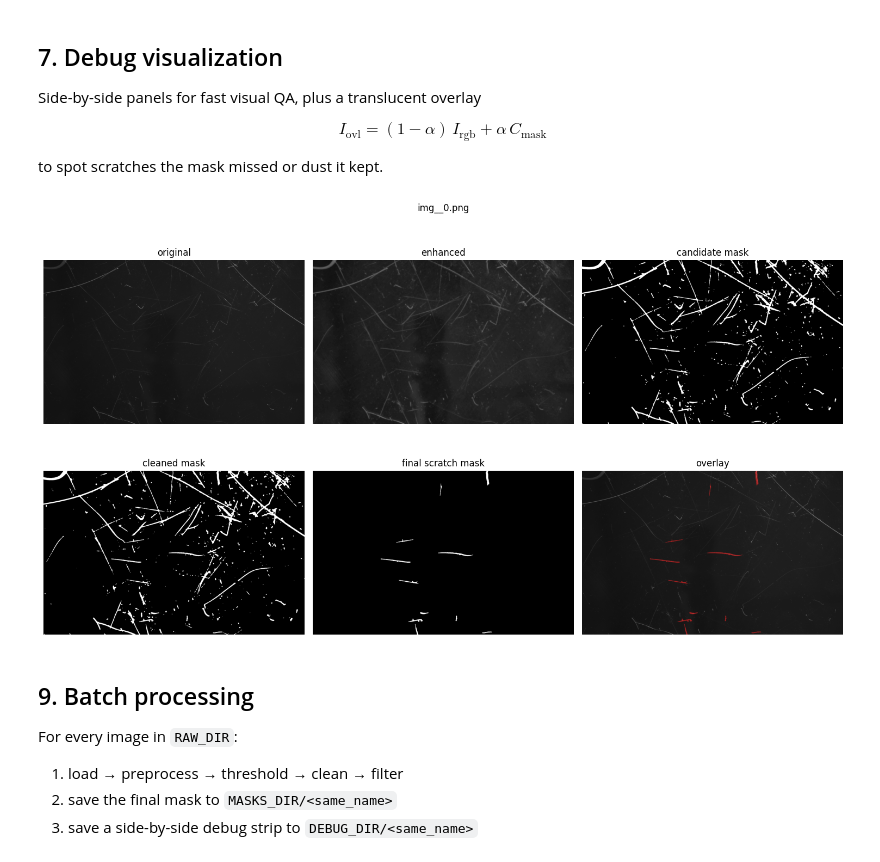
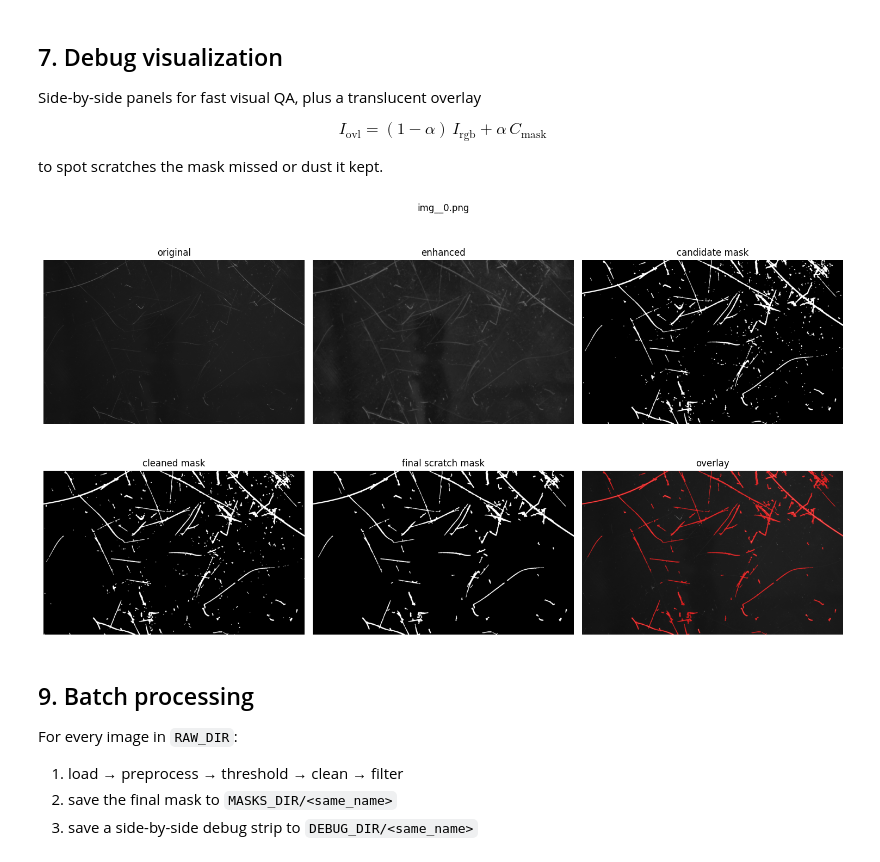
Before and after one commit to Relo02/AM_project, a Jupyter notebook: scratch_detection.ipynb, the cells around one changed output. Cells and saved outputs as stored; diff of their text form; code cells hidden in the pictures.

Commit message:
fixed preprocessing mask generation

```diff
--- a/scratch_detection.ipynb
+++ b/scratch_detection.ipynb
@@ -113,21 +113,30 @@ class Params:
     hyst_high: float = 0.20
 
     # --- morphology ---
-    # 0 → 2: 2×2 opening erases isolated singletons (the speckle pattern in the adaptive
-    # output) without removing real scratches, since a 1-px wide scratch is still > 2-px
-    # long, and erosion only kills bright structures that can't contain the SE.
-    open_ksize:  int = 2
+    # 2 → 3: a 3×3 opening removes 1-2 px speckles (dust dots in the candidate mask)
+    # entirely. Real scratches are typically 8+ px long and at least 1-2 px wide,
+    # so a 3×3 erosion still leaves enough body to be re-grown by dilation.
+    open_ksize:  int = 3
     close_ksize: int = 3
 
     # --- connected-component filter (scratch = long, thin, elongated) ---
-    # Tightened: round dust grains (AR ≈ 1, elong ≈ 1) get cut, faint elongated scratch
-    # fragments (AR ≥ 3) survive. min_area bumped 8 → 12 to drop the smallest specks.
-    min_area:         int   = 12
+    # The §5 gate combines aspect and elongation with OR (not AND): when scratches
+    # cross or are surrounded by dust they form clusters with a wide bbox (low aspect)
+    # even though the fitted ellipse is still strongly elongated, and vice versa.
+    # Either passing is enough.
+    # min_elongation 2.0 → 1.5: admits faint scratch fragments where the ellipse fit
+    # is noisy (analysis of img__0 showed 11 components rejected only because elong
+    # sat in the 1.4-1.99 range — all of them visually real scratches).
+    # max_solidity 0.95 → 1.10: solidity = area / |hull|, which for very thin curves
+    # is ≈ 1 and can numerically exceed 1 due to OpenCV's rounding (contour_area can
+    # be slightly larger than the integer-precision hull area). Capping above 1
+    # admits the 81 long thin curved scratches that were the largest reject bucket.
+    min_area:         int   = 30
     max_area:         int   = 200_000
-    min_length:       int   = 12
-    min_aspect_ratio: float = 3.0
-    min_elongation:   float = 3.0
-    max_solidity:     float = 0.95
+    min_length:       int   = 8
+    min_aspect_ratio: float = 2.0
+    min_elongation:   float = 1.5
+    max_solidity:     float = 1.10
 
 P = Params()
 P
@@ -575,6 +630,13 @@ def _solidity(contour, area: float) -> float:
 def filter_components(mask: np.ndarray, p: Params) -> tuple[np.ndarray, pd.DataFrame]:
     """8-connected components + per-component geometric gate.
 
+    aspect and elongation are two different proxies for the same property (how
+    line-like a component is). When scratches cross or are bordered by dust the
+    bbox gets wider and aspect collapses, but the fitted ellipse still has a
+    large major/minor ratio — and vice versa for short, straight, isolated
+    scratches where the ellipse fit is noisy but the bbox aspect is clean. So
+    we keep a component if EITHER one passes its threshold, not both.
+
     The DataFrame ALWAYS has the columns in _COMPONENT_COLUMNS, even when no
     component is found (would otherwise be a column-less DataFrame and df.kept
     would raise AttributeError).
@@ -594,11 +656,11 @@ def filter_components(mask: np.ndarray, p: Params) -> tuple[np.ndarray, pd.DataF
         elong    = _ellipse_elongation(contour) if contour is not None else 0.0
         solidity = _solidity(contour, area)     if contour is not None else 1.0
 
+        shape_ok = (aspect >= p.min_aspect_ratio) or (elong >= p.min_elongation)
         keep = (
             p.min_area <= area <= p.max_area and
             length     >= p.min_length and
-            aspect     >= p.min_aspect_ratio and
-            elong      >= p.min_elongation and
+            shape_ok and
             solidity   <= p.max_solidity
         )
         rows.append(dict(id=i, x=x, y=y, w=w, h=h, area=int(area),
@@ -679,29 +741,29 @@ to spot scratches the mask missed or dust it kept.
 # %%
 def overlay_mask(gray: np.ndarray, mask: np.ndarray, color=(0, 0, 255), alpha: float = 0.5) -> np.ndarray:
     """Alpha-blend the mask on top of the grayscale image as a colored overlay.
 
     I_ovl = (1 - α)·I + α·C_mask, with C_mask = color at mask>0, 0 elsewhere.
     Color is BGR (OpenCV convention); (0,0,255) = pure red.
     """
     bgr = cv.cvtColor(gray, cv.COLOR_GRAY2BGR)
     paint = np.zeros_like(bgr); paint[mask > 0] = color
     return cv.addWeighted(bgr, 1.0, paint, alpha, 0)
 
 def show_debug(img: np.ndarray, res: dict, title: str = ''):
-    ov = overlay_mask(img, res['final'])
+    ov = overlay_mask(img, res['final'], alpha=0.7)
     fig, axes = plt.subplots(2, 3, figsize=(15, 9))
     show(img,                'original',         axes[0, 0])
     show(res['stages']['clahe'], 'enhanced',     axes[0, 1])
     show(res['candidate'],   'candidate mask',   axes[0, 2])
     show(res['cleaned'],     'cleaned mask',     axes[1, 0])
     show(res['final'],       'final scratch mask', axes[1, 1])
     axes[1, 2].imshow(cv.cvtColor(ov, cv.COLOR_BGR2RGB)); axes[1, 2].set_title('overlay'); axes[1, 2].set_axis_off()
     fig.suptitle(title); plt.tight_layout(); plt.show()
 
 res = build_mask(sample, P)
 show_debug(sample, res, sample_path.name)
 # %% [output]
-[figure, old version]
+[figure, new version]
 # %% [markdown]
 ## 9. Batch processing
 
```
Also changed, not shown: parts of 6 cells of this notebook.
